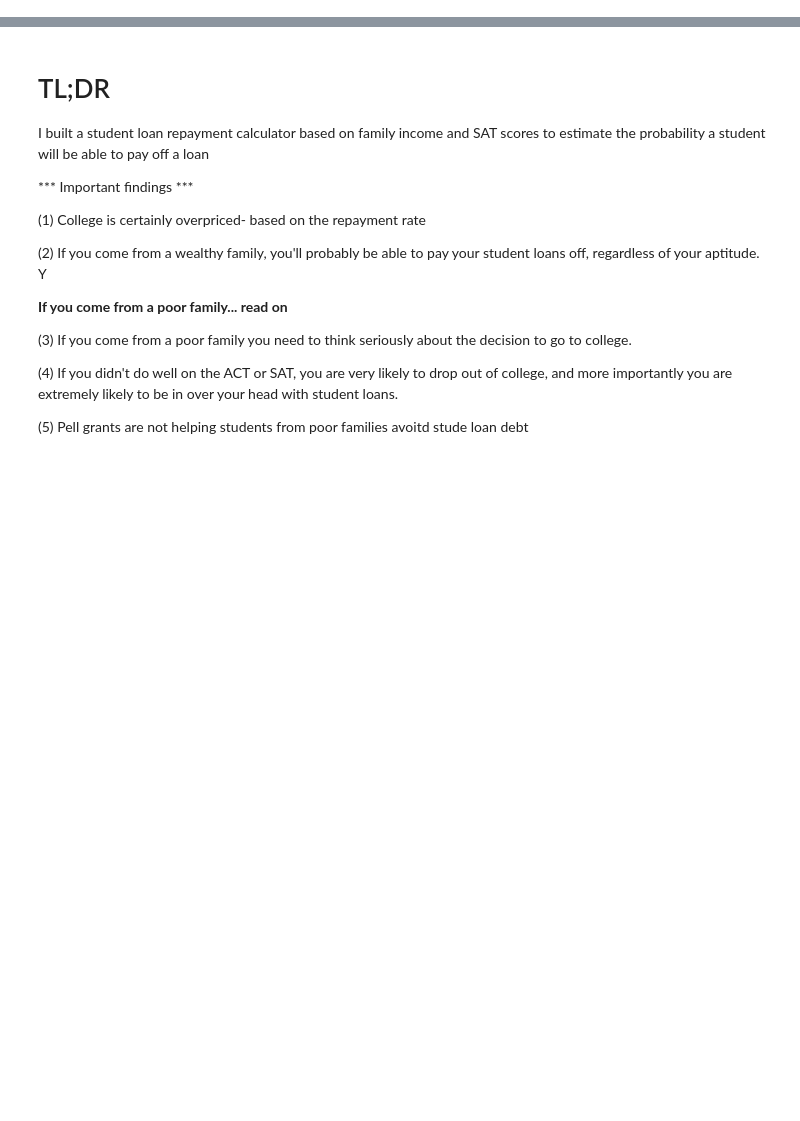
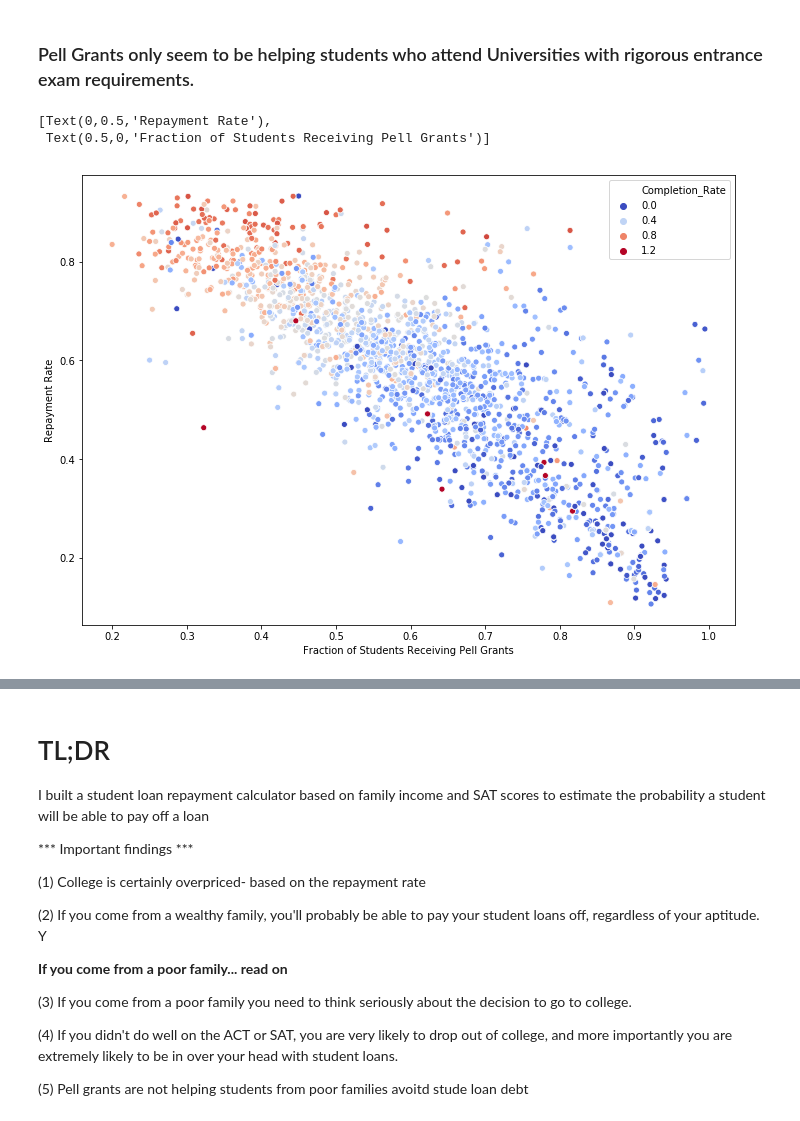
Before and after one commit to tylermatheny/studentloans, a Jupyter notebook: CollegeScorecard.ipynb, the cells around one changed output, grey strips where cells are left out. Drawn from its saved outputs; the diff is of its cells as text; code cells hidden in the pictures; blank space fills up the shorter version.

```diff
--- a/CollegeScorecard.ipynb
+++ b/CollegeScorecard.ipynb
@@ -0,0 +48,17 @@
+# %% [markdown]
+### Pell Grants only seem to be helping students who attend Universities with rigorous entrance exam requirements.
+# %%
+scorecard_data = pd.read_csv('CollegeScorecard_Raw_Data/MERGED2016_17_PP.csv',low_memory = False)
+treasury_elements = pd.read_csv('Most-Recent-Cohorts-Treasury-Elements.csv')
+%matplotlib inline
+x = scorecard_data[['PELL_EVER', 'RPY_3YR_RT', 'C100_4']]
+x = x.rename(index=str, columns={"C100_4": "Completion_Rate"})
+x = x.apply(pd.to_numeric, errors='coerce')
+a4_dims = (11.7, 8.27)
+fig, ax = plt.pyplot.subplots(figsize=a4_dims)
+y = sns.scatterplot(x="PELL_EVER", y="RPY_3YR_RT", hue = "Completion_Rate", palette= "coolwarm", data=x)
+y.set(xlabel='Fraction of Students Receiving Pell Grants', ylabel='Repayment Rate')
+# %% [output]
+[Text(0,0.5,'Repayment Rate'),
+ Text(0.5,0,'Fraction of Students Receiving Pell Grants')]
+[figure, added]
```
Also changed, not shown: parts of 27 cells of this notebook, 8 other files.
